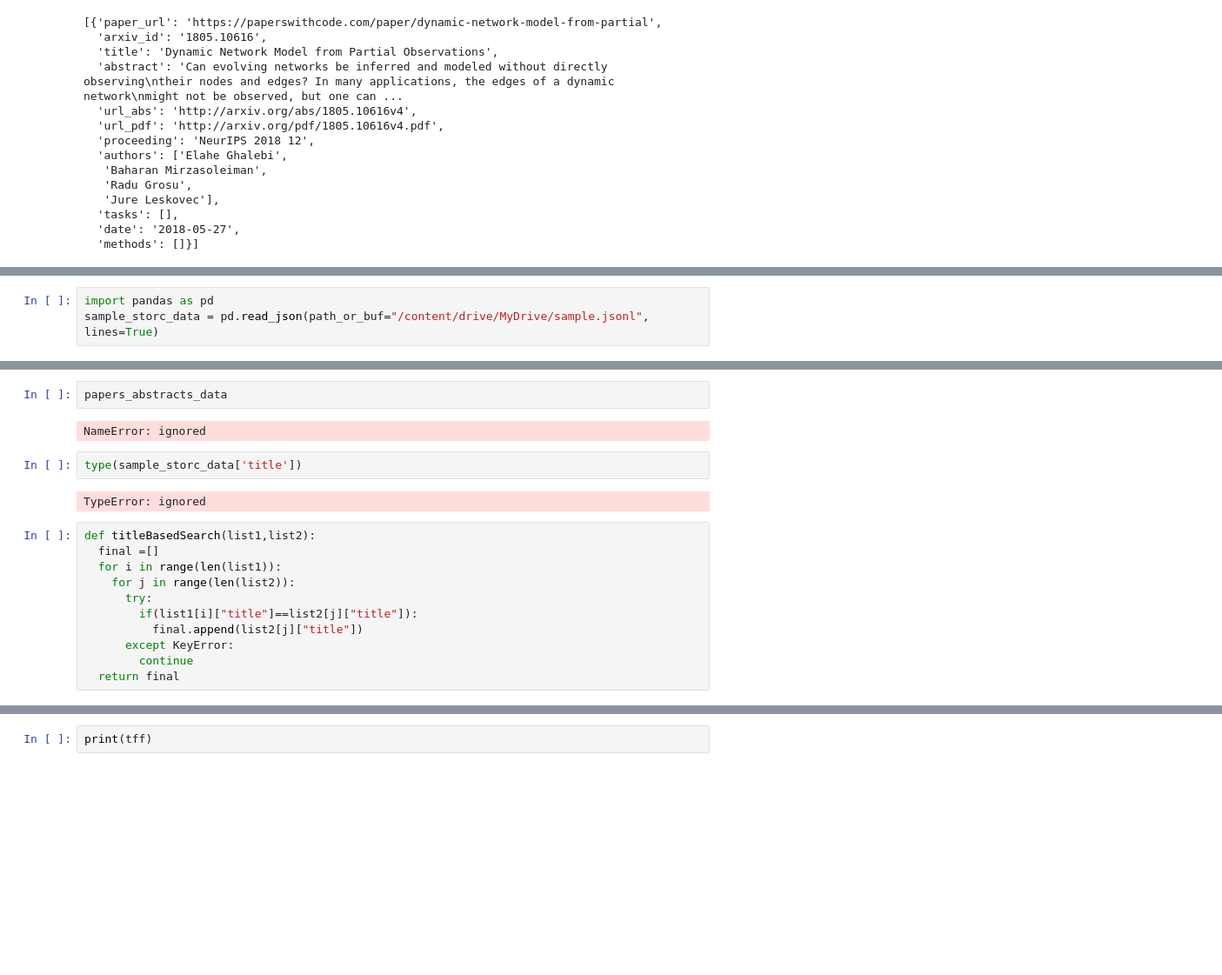
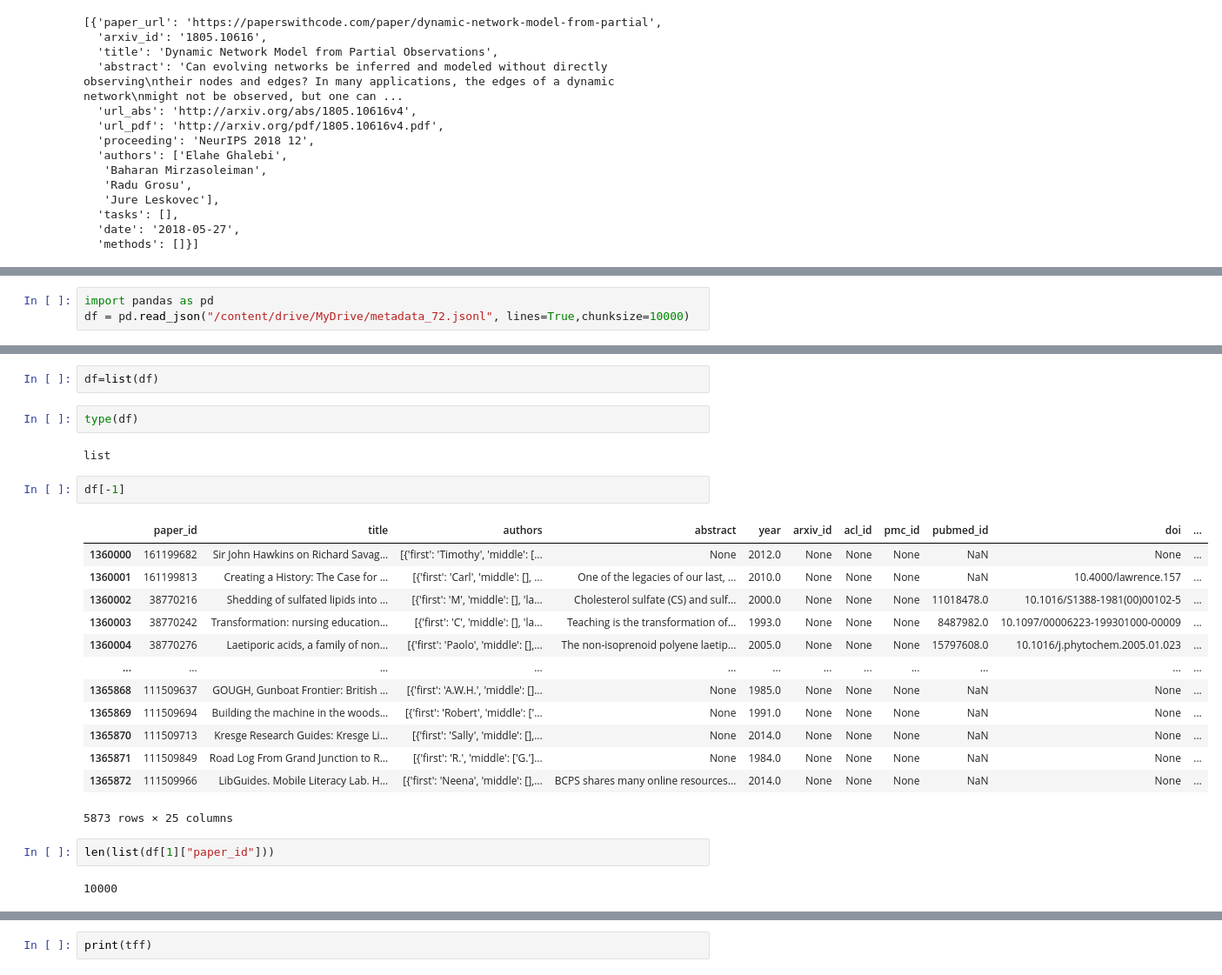
Before and after one commit to agnxsh/s2orc-improvement, a Jupyter notebook: s2orc.ipynb, the cells around one changed output, grey strips where cells are left out. Shown at 87% size. Saved outputs shown, nothing was run; the diff lists cells and outputs as text; blank space fills up the shorter version.

```diff
--- a/s2orc.ipynb
+++ b/s2orc.ipynb
@@ -90,3 +157,3 @@ pad[:1]
 # %%
 import pandas as pd
-sample_storc_data = pd.read_json(path_or_buf="/content/drive/MyDrive/sample.jsonl", lines=True)
+df = pd.read_json("/content/drive/MyDrive/metadata_72.jsonl", lines=True,chunksize=10000)
@@ -103,19 +160,26 @@ NameError: ignored
-# %%
-papers_abstracts_data
-# %% [output]
-NameError: ignored
-# %%
-type(sample_storc_data['title'])
-# %% [output]
-TypeError: ignored
-# %%
-def titleBasedSearch(list1,list2):
-  final =[]
-  for i in range(len(list1)):
-    for j in range(len(list2)):
-      try:
-        if(list1[i]["title"]==list2[j]["title"]):
-          final.append(list2[j]["title"])
-      except KeyError:
-        continue
-  return final
+# %%
+df=list(df)
+# %%
+type(df)
+# %% [output]
+list
+# %%
+df[-1]
+# %% [output]
+|  | paper_id | title | authors | abstract | year | arxiv_id | acl_id | pmc_id | pubmed_id | doi | ... |
+| 1360000 | 161199682 | Sir John Hawkins on Richard Savag... | [{'first': 'Timothy', 'middle': [... | None | 2012.0 | None | None | None | NaN | None | ... |
+| 1360001 | 161199813 | Creating a History: The Case for ... | [{'first': 'Carl', 'middle': [], ... | One of the legacies of our last, ... | 2010.0 | None | None | None | NaN | 10.4000/lawrence.157 | ... |
+| 1360002 | 38770216 | Shedding of sulfated lipids into ... | [{'first': 'M', 'middle': [], 'la... | Cholesterol sulfate (CS) and sulf... | 2000.0 | None | None | None | 11018478.0 | 10.1016/S1388-1981(00)00102-5 | ... |
+| 1360003 | 38770242 | Transformation: nursing education... | [{'first': 'C', 'middle': [], 'la... | Teaching is the transformation of... | 1993.0 | None | None | None | 8487982.0 | 10.1097/00006223-199301000-00009 | ... |
+| 1360004 | 38770276 | Laetiporic acids, a family of non... | [{'first': 'Paolo', 'middle': [],... | The non-isoprenoid polyene laetip... | 2005.0 | None | None | None | 15797608.0 | 10.1016/j.phytochem.2005.01.023 | ... |
+| ... | ... | ... | ... | ... | ... | ... | ... | ... | ... | ... | ... |
+| 1365868 | 111509637 | GOUGH, Gunboat Frontier: British ... | [{'first': 'A.W.H.', 'middle': []... | None | 1985.0 | None | None | None | NaN | None | ... |
+| 1365869 | 111509694 | Building the machine in the woods... | [{'first': 'Robert', 'middle': ['... | None | 1991.0 | None | None | None | NaN | None | ... |
+| 1365870 | 111509713 | Kresge Research Guides: Kresge Li... | [{'first': 'Sally', 'middle': [],... | None | 2014.0 | None | None | None | NaN | None | ... |
+| 1365871 | 111509849 | Road Log From Grand Junction to R... | [{'first': 'R.', 'middle': ['G.']... | None | 1984.0 | None | None | None | NaN | None | ... |
+| 1365872 | 111509966 | LibGuides. Mobile Literacy Lab. H... | [{'first': 'Neena', 'middle': [],... | BCPS shares many online resources... | 2014.0 | None | None | None | NaN | None | ... |
+5873 rows × 25 columns
+# %%
+len(list(df[1]["paper_id"]))
+# %% [output]
+10000
```
Also changed, not shown: parts of 31 cells of this notebook.
